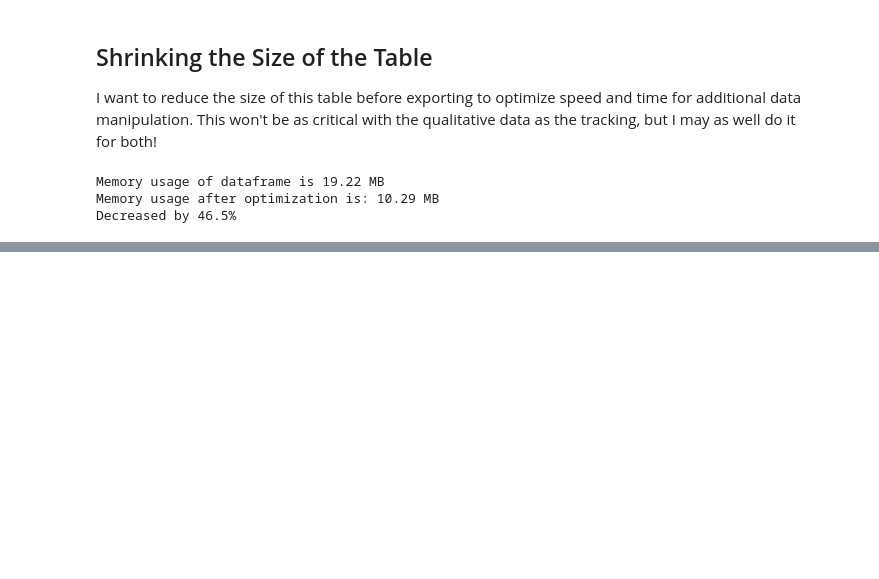
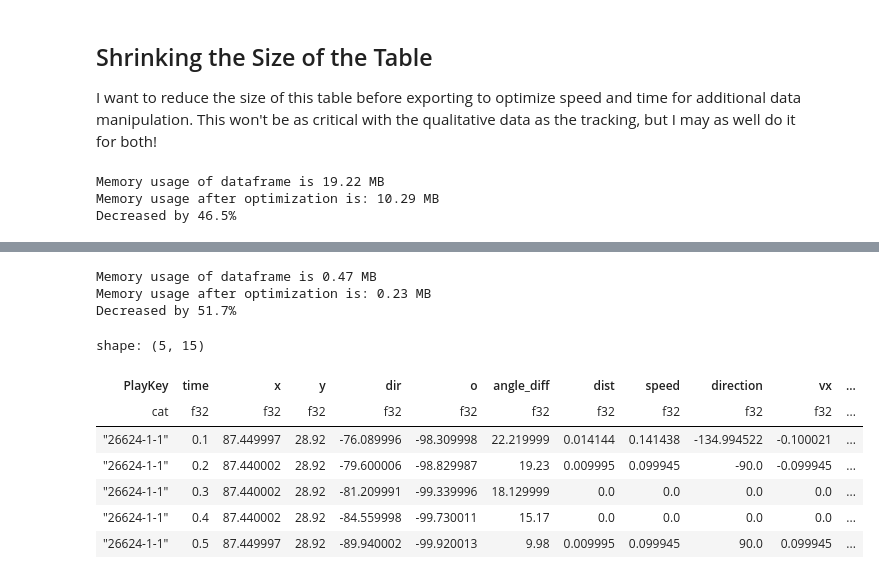
Before and after one commit to FreshOats/NFL_Data_Science, a Jupyter notebook: ETL/ETL.ipynb, the cells around one changed output, grey strips where cells are left out. Saved outputs shown, nothing was run; the diff lists cells and outputs as text; code cells hidden in the pictures; blank space fills up the shorter version.

```diff
--- a/ETL/ETL.ipynb
+++ b/ETL/ETL.ipynb
@@ -745,0 +901,3 @@ Decreased by 46.5%
+# %%
+df = dynamics_calculator(df)
+print(df)
@@ -745,0 +927,14 @@ Decreased by 46.5%
+# %%
+def angle_corrector(df):
+    import polars as pl
+    """
+    Make corrections to angles to reduce fringe errors at 360
+    """
+    df = df.with_columns([
+        ((pl.col("dir") + 180) % 360 - 180).alias("dir"),
+        ((pl.col("o") + 180) % 360 - 180).alias("o")
+    ]).with_columns(
+        (calculate_angle_difference(pl.col("dir"), pl.col("o"))).abs().round(2).alias("angle_diff")
+        )
+
+    return df
@@ -745,0 +974,16 @@ Decreased by 46.5%
+# %%
+import polars as pl
+
+data = {
+    "PlayKey": ["26624-1-1", "26624-1-1", "26624-1-1", "26624-1-2", "26624-1-2"],
+    "time": [0.0, 0.1, 0.2, 0.0, 0.1],
+    "event": ["huddle_start_offense", None, None, "cheesecake_served", None],
+    "x": [87.46, 87.45, 87.44, 80.0, 80.1],
+    "y": [28.93, 28.92, 28.92, 20.0, 20.1],
+    "dir": [15, 350, 340, 180, 190],
+    "dis": [0.01, 0.01, 0.01, 0.01, 0.01],
+    "o": [10, 350, 340, 180, 190],
+    "s": [0.13, 0.12, 0.12, 0.10, 0.09]
+}
+
+df = pl.DataFrame(data)
@@ -745,0 +1078,2 @@ Decreased by 46.5%
+# %%
+df = pl.read_csv("F:/Data/nfl-playing-surface-analytics/PlayerTrackData.csv", n_rows=10000, columns=['PlayKey', 'time', 'x', 'y', 'dir', 'o'])
@@ -745,0 +1091,19 @@ Decreased by 46.5%
+# %%
+ngs =data_shrinker(df)
+ngs = angle_corrector(ngs)
+ngs = dynamics_calculator(ngs)
+paths = path_calculator(ngs)
+ngs.head()
+# paths.head()
+# %% [output]
+Memory usage of dataframe is 0.47 MB
+Memory usage after optimization is: 0.23 MB
+Decreased by 51.7%
+shape: (5, 15)
+| PlayKey | time | x | y | dir | o | angle_diff | dist | speed | direction | vx | ... |
+| cat | f32 | f32 | f32 | f32 | f32 | f32 | f32 | f32 | f32 | f32 | ... |
+| "26624-1-1" | 0.1 | 87.449997 | 28.92 | -76.089996 | -98.309998 | 22.219999 | 0.014144 | 0.141438 | -134.994522 | -0.100021 | ... |
+| "26624-1-1" | 0.2 | 87.440002 | 28.92 | -79.600006 | -98.829987 | 19.23 | 0.009995 | 0.099945 | -90.0 | -0.099945 | ... |
+| "26624-1-1" | 0.3 | 87.440002 | 28.92 | -81.209991 | -99.339996 | 18.129999 | 0.0 | 0.0 | 0.0 | 0.0 | ... |
+| "26624-1-1" | 0.4 | 87.440002 | 28.92 | -84.559998 | -99.730011 | 15.17 | 0.0 | 0.0 | 0.0 | 0.0 | ... |
+| "26624-1-1" | 0.5 | 87.449997 | 28.92 | -89.940002 | -99.920013 | 9.98 | 0.009995 | 0.099945 | 90.0 | 0.099945 | ... |
```
Also changed, not shown: parts of 31 cells of this notebook.
